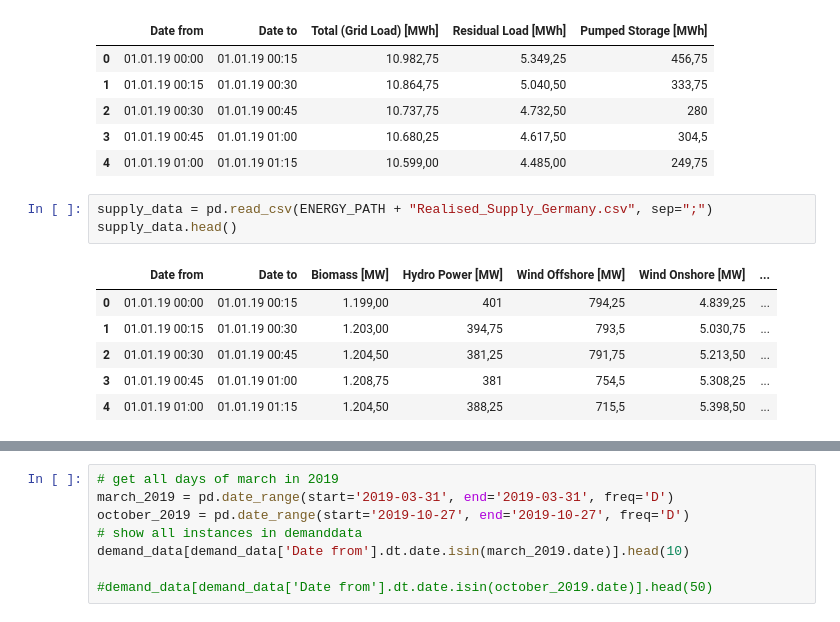
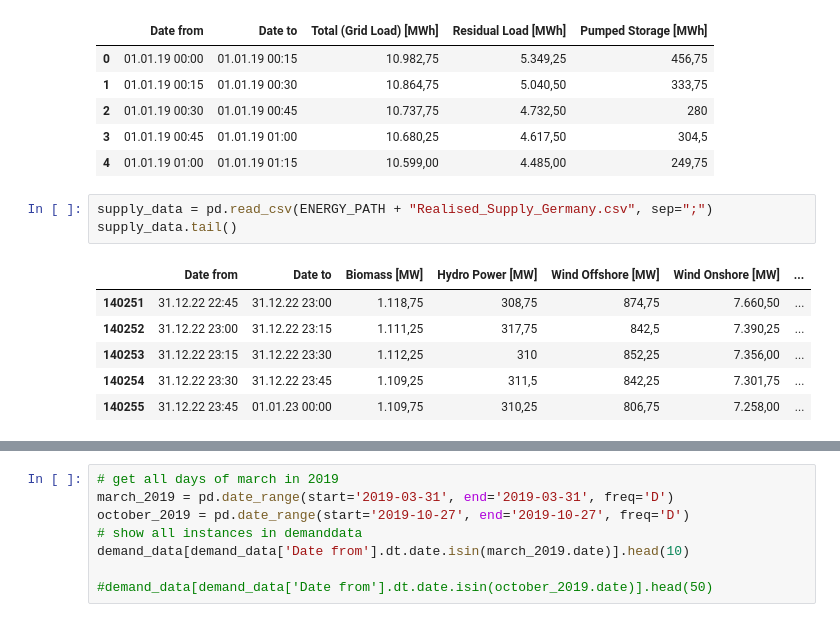
Before and after one commit to UBela/GRUeneEnergie, a Jupyter notebook: pre_processing_data.ipynb, the cells around one changed output, grey strips where cells are left out. Cells and saved outputs as stored; diff of their text form.

```diff
--- a/pre_processing_data.ipynb
+++ b/pre_processing_data.ipynb
@@ -157,14 +157,14 @@ demand_data.head()
 | 4 | 01.01.19 01:00 | 01.01.19 01:15 | 10.599,00 | 4.485,00 | 249,75 |
 # %%
 supply_data = pd.read_csv(ENERGY_PATH + "Realised_Supply_Germany.csv", sep=";")
-supply_data.head()
+supply_data.tail()
 # %% [output]
 |  | Date from | Date to | Biomass [MW] | Hydro Power [MW] | Wind Offshore [MW] | Wind Onshore [MW] | ... |
-| 0 | 01.01.19 00:00 | 01.01.19 00:15 | 1.199,00 | 401 | 794,25 | 4.839,25 | ... |
-| 1 | 01.01.19 00:15 | 01.01.19 00:30 | 1.203,00 | 394,75 | 793,5 | 5.030,75 | ... |
-| 2 | 01.01.19 00:30 | 01.01.19 00:45 | 1.204,50 | 381,25 | 791,75 | 5.213,50 | ... |
-| 3 | 01.01.19 00:45 | 01.01.19 01:00 | 1.208,75 | 381 | 754,5 | 5.308,25 | ... |
-| 4 | 01.01.19 01:00 | 01.01.19 01:15 | 1.204,50 | 388,25 | 715,5 | 5.398,50 | ... |
+| 140251 | 31.12.22 22:45 | 31.12.22 23:00 | 1.118,75 | 308,75 | 874,75 | 7.660,50 | ... |
+| 140252 | 31.12.22 23:00 | 31.12.22 23:15 | 1.111,25 | 317,75 | 842,5 | 7.390,25 | ... |
+| 140253 | 31.12.22 23:15 | 31.12.22 23:30 | 1.112,25 | 310 | 852,25 | 7.356,00 | ... |
+| 140254 | 31.12.22 23:30 | 31.12.22 23:45 | 1.109,25 | 311,5 | 842,25 | 7.301,75 | ... |
+| 140255 | 31.12.22 23:45 | 01.01.23 00:00 | 1.109,75 | 310,25 | 806,75 | 7.258,00 | ... |
 # %%
 import pytz
 # find time shift from winter to summer time in demand data "Date from" key
```
Also changed, not shown: parts of 4 cells of this notebook.
